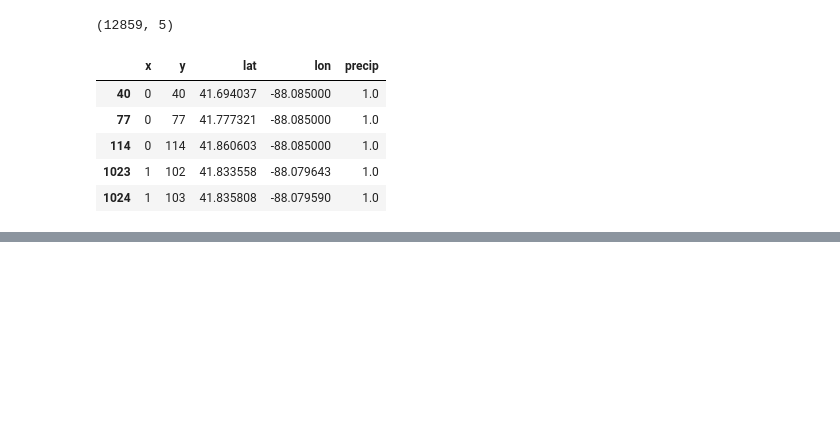
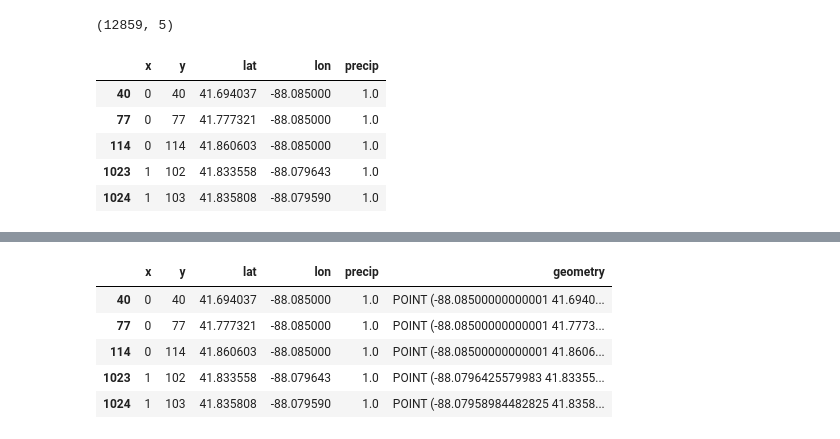
Before and after one commit to NORCatUofC/rain, a Jupyter notebook: nexrad-etl/NEXRAD Download and Process.ipynb, the cells around one changed output, grey strips where cells are left out. Drawn from its saved outputs; the diff is of its cells as text; code cells hidden in the pictures; blank space fills up the shorter version.

```diff
--- a/nexrad-etl/NEXRAD Download and Process.ipynb
+++ b/nexrad-etl/NEXRAD Download and Process.ipynb
@@ -151,0 +161,14 @@ daa_df.head()
+# %%
+# Convert lat and lon into shapely Point objects and make into GeoDataFrame
+# Important that the crs values are the same
+crs = {'init':'epsg:4326'}
+geometry = [Point(xy) for xy in zip(daa_df.lon, daa_df.lat)]
+daa_geo = gpd.GeoDataFrame(daa_df, crs=crs, geometry=geometry)
+daa_geo.head()
+# %% [output]
+|  | x | y | lat | lon | precip | geometry |
+| 40 | 0 | 40 | 41.694037 | -88.085000 | 1.0 | POINT (-88.08500000000001 41.6940... |
+| 77 | 0 | 77 | 41.777321 | -88.085000 | 1.0 | POINT (-88.08500000000001 41.7773... |
+| 114 | 0 | 114 | 41.860603 | -88.085000 | 1.0 | POINT (-88.08500000000001 41.8606... |
+| 1023 | 1 | 102 | 41.833558 | -88.079643 | 1.0 | POINT (-88.0796425579983 41.83355... |
+| 1024 | 1 | 103 | 41.835808 | -88.079590 | 1.0 | POINT (-88.07958984482825 41.8358... |
```
Also changed, not shown: parts of 6 cells of this notebook.
